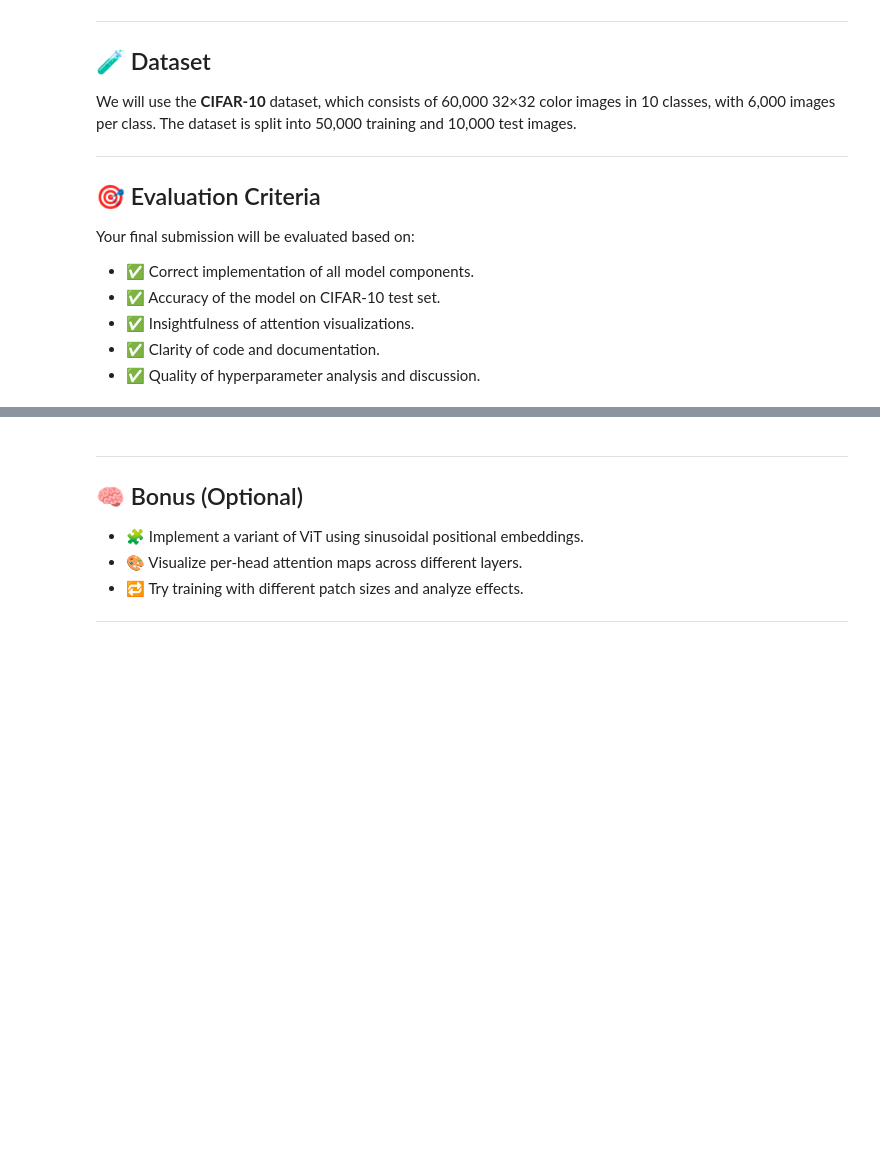
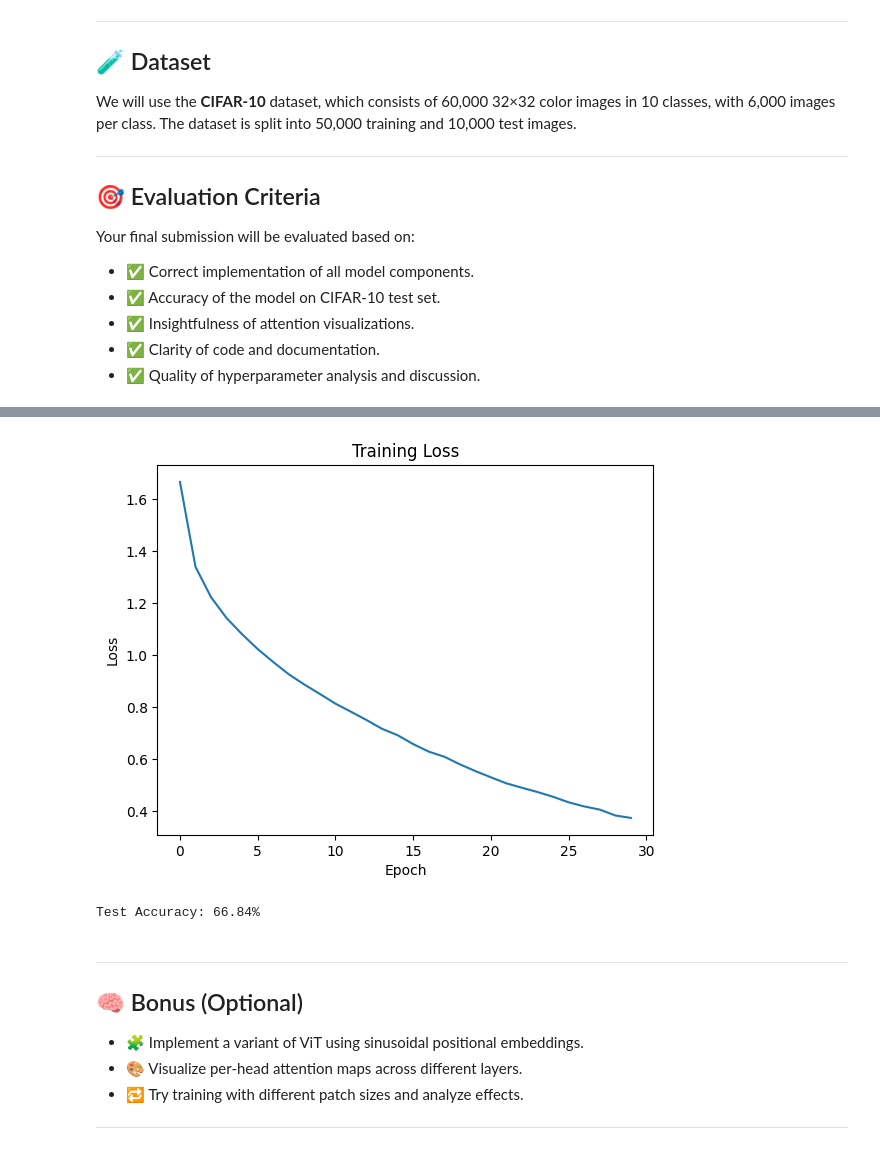
Before and after one commit to MahdiS3171/Deep-Learning-SUT-Course-Spring-2025, a Jupyter notebook: HW/HW5/ViT.ipynb, the cells around one changed output, grey strips where cells are left out. Cells and saved outputs as stored; diff of their text form; code cells hidden in the pictures; blank space fills up the shorter version.

```diff
--- a/HW/HW5/ViT.ipynb
+++ b/HW/HW5/ViT.ipynb
@@ -108,12 +123,15 @@ class Attention(nn.Module):
         self.heads = heads
         self.scale = dim_head ** -0.5
         ## layer norm
-        self.norm = ...
+        self.norm = nn.LayerNorm(dim)
         self.to_qkv = nn.Linear(dim, inner_dim * 3, bias=False)
         ## softmax
-        self.attend = ...
+        self.attend = nn.Softmax(dim=-1)
         self.dropout = nn.Dropout(dropout)
-        self.to_out = ...
+        self.to_out = nn.Sequential(
+            nn.Linear(inner_dim, dim),
+            nn.Dropout(dropout)
+        )
 
     def forward(self, x):
         x = self.norm(x)
@@ -123,13 +141,13 @@ class Attention(nn.Module):
         v = rearrange(v, 'b n (h d) -> b h n d', h=self.heads)
 
         ## q, k multiplication
-        dots = ...
+        dots = torch.matmul(q, k.transpose(-2, -1)) * self.scale
         ## softmax
-        attn = ...
+        attn = self.attend(dots)
         ### dropout
-        attn = ...
+        attn = self.dropout(attn)
         ## v multiplication
-        out = ...
+        out = torch.matmul(attn, v)
         out = rearrange(out, 'b h n d -> b n (h d)')
         return self.to_out(out)
 # %%
@@ -144,8 +162,8 @@ class Transformer(nn.Module):
         self.layers = nn.ModuleList([
             ## Attention + FeedForward
             nn.ModuleList([
-                ...,
-                ...
+                Attention(dim, heads=heads, dim_head=dim_head, dropout=dropout),
+                FeedForward(dim, mlp_dim, dropout=dropout)
             ]) for _ in range(depth)
         ])
         self.norm = nn.LayerNorm(dim)
@@ -153,6 +171,8 @@ class Transformer(nn.Module):
     def forward(self, x):
         for attn, ff in self.layers:
             ## To do: Normal Transformer forward, nothing weird
+            x = attn(x) + x
+            x = ff(x) + x
         return self.norm(x)
 # %%
 
@@ -198,13 +218,13 @@ class ViT(nn.Module):
 
         cls_tokens = repeat(self.cls_token, '1 1 d -> b 1 d', b=b)
         x = torch.cat((cls_tokens, x), dim=1)
-        x += ...
+        x += self.pos_embedding[:, :(n + 1)]
         x = self.dropout(x)
 
-        x = ...
+        x = self.transformer(x)
 
-        x = ... if self.pool == 'cls' else ...
-        return ...
+        x = x[:, 0] if self.pool == 'cls' else x.mean(dim=1)
+        return self.mlp_head(x)
 # %%
 
 # ===============================
@@ -222,7 +242,16 @@ def train(model, epochs=10, lr=3e-4):
         total_loss = 0
         for imgs, labels in train_loader:
             ## Forward, loss and backward here
+            imgs, labels = imgs.to(device), labels.to(device)
+            opt.zero_grad()
+            preds = model(imgs)
+            loss = loss_fn(preds, labels)
+            loss.backward()
+            opt.step()
 
+            total_loss += loss.item()
+
+        avg_loss = total_loss / len(train_loader)
 
         losses.append(avg_loss)
         print(f"Epoch {epoch+1}/{epochs}, Loss: {avg_loss:.4f}")
@@ -256,4 +285,5 @@ model = ViT(
     dropout=0.1, emb_dropout=0.1
 )
 
-train(model, epochs=20)
+train(model, epochs=30)
+# %% [output]
@@ -260,3 +307,5 @@ train(model, epochs=20)
+[figure, added]
+Test Accuracy: 66.84%
 # %% [markdown]
 ---
 
```
Also changed, not shown: parts of 6 cells of this notebook.
